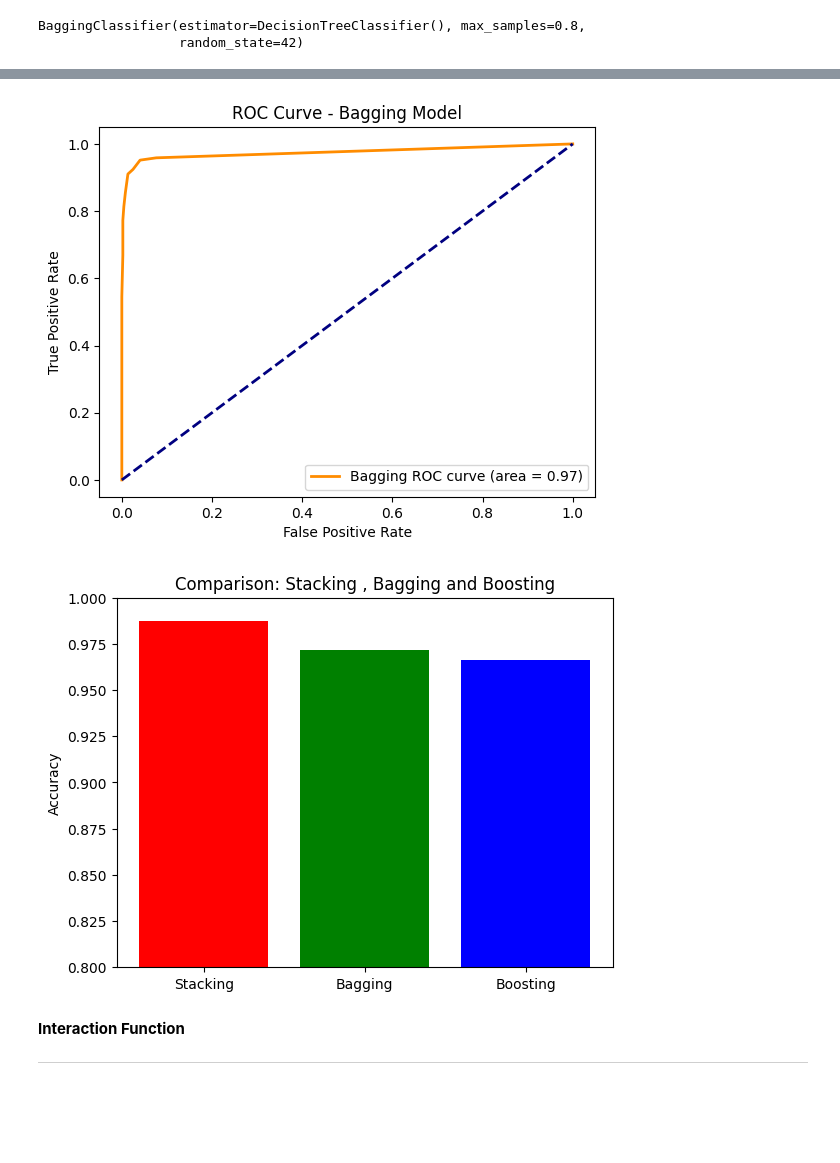
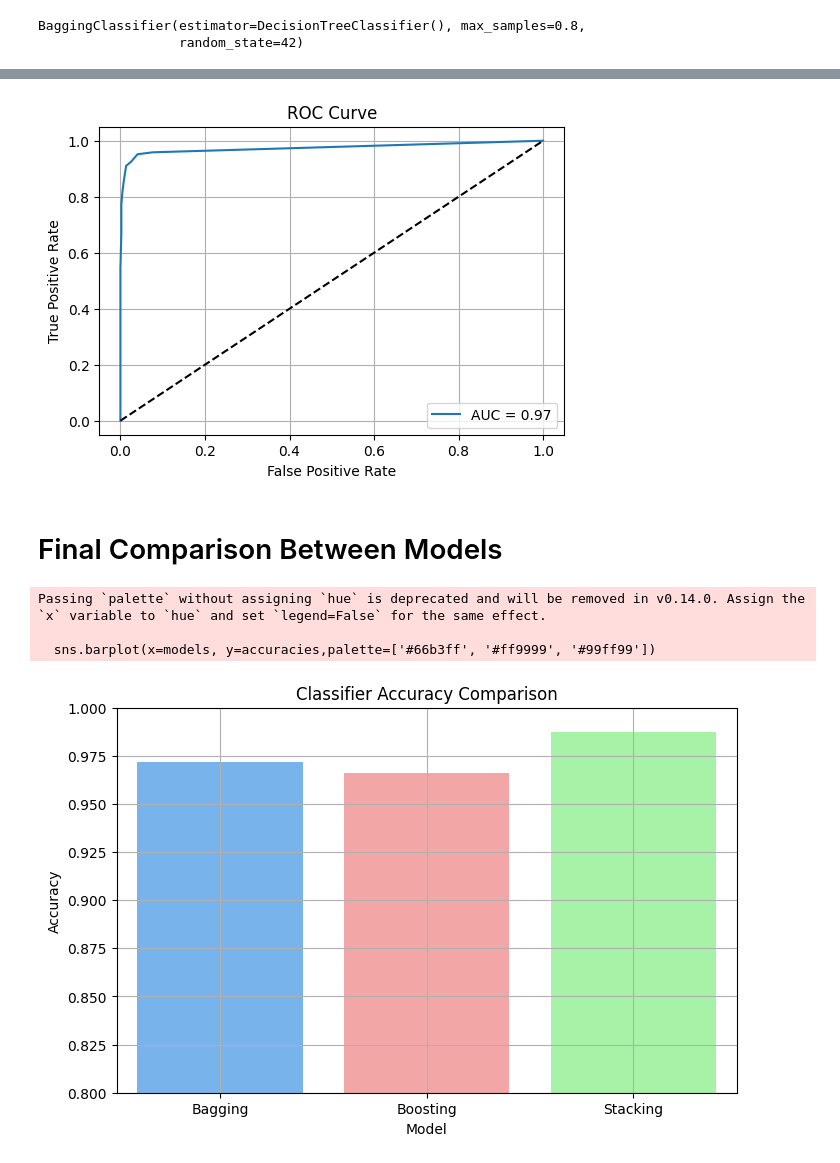
Before and after one commit to abdelfatah02/Spam-Emails, a Jupyter notebook: Spam.ipynb, the cells around one changed output, grey strips where cells are left out. Saved outputs shown, nothing was run; the diff lists cells and outputs as text; code cells hidden in the pictures; blank space fills up the shorter version.

```diff
--- a/Spam.ipynb
+++ b/Spam.ipynb
@@ -276,30 +314,40 @@ Confusion Matrix:
 # %%
+# ROC Curve
 y_proba = bagging_model.predict_proba(X_test)[:, 1]
-fpr, tpr, _ = roc_curve(y_test, y_proba)
+
+fpr, tpr, thresholds = roc_curve(y_test, y_proba)
 roc_auc = auc(fpr, tpr)
+auc_bagging = auc(fpr, tpr)
 
-plt.figure()
-plt.plot(fpr, tpr, color='darkorange', lw=2, label=f'Bagging ROC curve (area = {roc_auc:.2f})')
-plt.plot([0, 1], [0, 1], color='navy', lw=2, linestyle='--')
-plt.xlabel('False Positive Rate')
-plt.ylabel('True Positive Rate')
-plt.title('ROC Curve - Bagging Model')
-plt.legend(loc="lower right")
+plt.figure(figsize=(6, 4))
+plt.plot(fpr, tpr, label='AUC = {:.2f}'.format(roc_auc))
+plt.plot([0, 1], [0, 1], 'k--')
+plt.xlabel("False Positive Rate")
+plt.ylabel("True Positive Rate")
+plt.title("ROC Curve")
+plt.legend()
+plt.grid(True)
 plt.show()
 # %% [output]
-[figure, old version]
+[figure, new version]
+# %% [markdown]
+
+#  Final Comparison Between Models
 # %%
 # Performance comparison
-labels = ['Stacking','Bagging','Boosting']
-accuracies = [stacking_accuracy,bagging_accuracy,xgb_accuracy]
+models = ['Bagging', 'Boosting', 'Stacking']
+accuracies = [acc_bagging, acc_boosting, acc_stacking]
 
-plt.bar(labels, accuracies, color=['red', 'green','blue'])
-plt.ylabel('Accuracy')
-plt.title('Comparison: Stacking , Bagging and Boosting')
-plt.ylim(0.8, 1)  # Adjust scale
+plt.figure(figsize=(8, 5))
+sns.barplot(x=models, y=accuracies,palette=['#66b3ff', '#ff9999', '#99ff99'])
+plt.ylim(0.8, 1.0)
+plt.title("Classifier Accuracy Comparison")
+plt.ylabel("Accuracy")
+plt.xlabel("Model")
+plt.grid(True)
 plt.show()
 # %% [output]
+Passing `palette` without assigning `hue` is deprecated and will be removed in v0.14.0. Assign the `x` variable to `hue` and set `legend=False` for the same effect.
+
+  sns.barplot(x=models, y=accuracies,palette=['#66b3ff', '#ff9999', '#99ff99'])
-[figure, old version]
+[figure, new version]
-# %% [markdown]
-**Interaction Function**
-***
```
Also changed, not shown: parts of 19 cells of this notebook.
